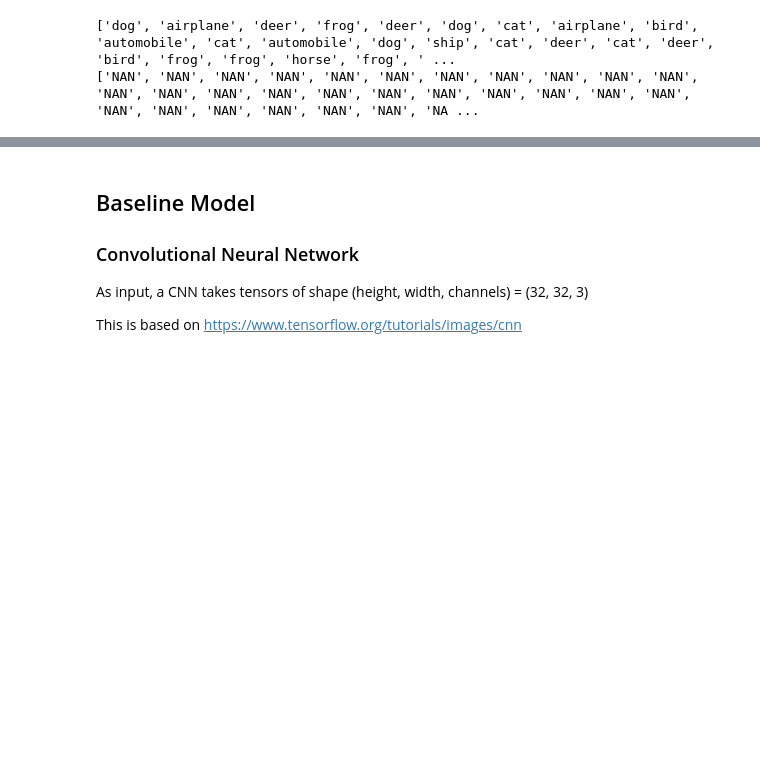
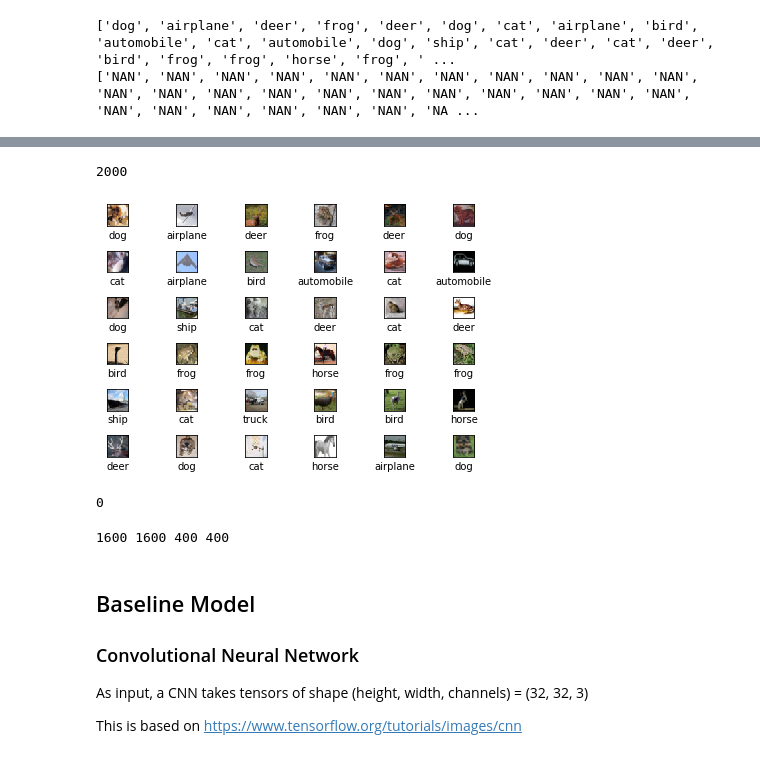
Before and after one commit to ryansun12/CSE142, a Jupyter notebook: Project 3.ipynb, the cells around one changed output, grey strips where cells are left out. Saved outputs shown, nothing was run; the diff lists cells and outputs as text; code cells hidden in the pictures; blank space fills up the shorter version.

```diff
--- a/Project 3.ipynb
+++ b/Project 3.ipynb
@@ -136,19 +135,22 @@ IndentationError: unexpected indent (<ipython-input-20-6c372edd5685>, line 6)
 # %%
 # Need to reshape training data and labels
 train_images, train_labels, test_images, test_labels = [], [], [], []
-for i in range(len(labeled)):
-    train_images.append(get_image(labeled[i][0]))
-    train_labels.append(labeled[i][1])
+for i in labelled_data.iterrows():
+    train_images.append(get_image(i[0]))
+    train_labels.append(i[1]['Train Label'])
 print(len(train_images))
 for i in range(36):
     plt.subplot(6,6,i+1)
     plt.xticks([])
     plt.yticks([])
     plt.tight_layout()
     plt.grid(False)
     plt.imshow(train_images[i])
     plt.xlabel(train_labels[i])
 plt.show()
+# %% [output]
+2000
+[figure, added]
 # %%
 #encoding labels
 for i in range(len(train_labels)):
@@ -156,6 +158,8 @@ for i in range(len(train_labels)):
         if train_labels[i] == labels[j]:
             train_labels[i] = j
 print (train_labels[1])
+# %% [output]
+0
 # %%
 #split labeled data so that we have some labeled testing data 80/20
 test_images =  np.array(train_images[1600:])
@@ -163,6 +167,8 @@ train_images = np.array(train_images[:1600])
 test_labels = np.array(train_labels[1600:])
 train_labels = np.array(train_labels[:1600])
 print(len(train_images), len(train_labels), len(test_images), len(test_labels))
+# %% [output]
+1600 1600 400 400
 # %% [markdown]
 ## Baseline Model
 
```
Also changed, not shown: parts of 9 cells of this notebook.
